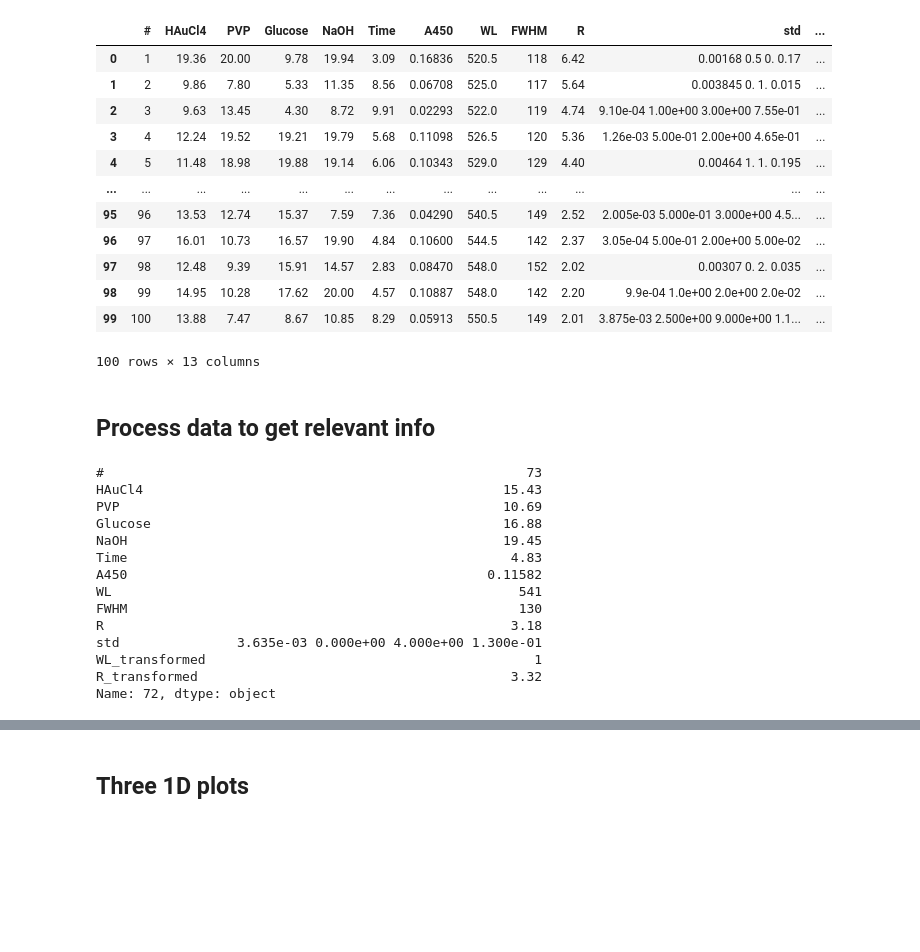
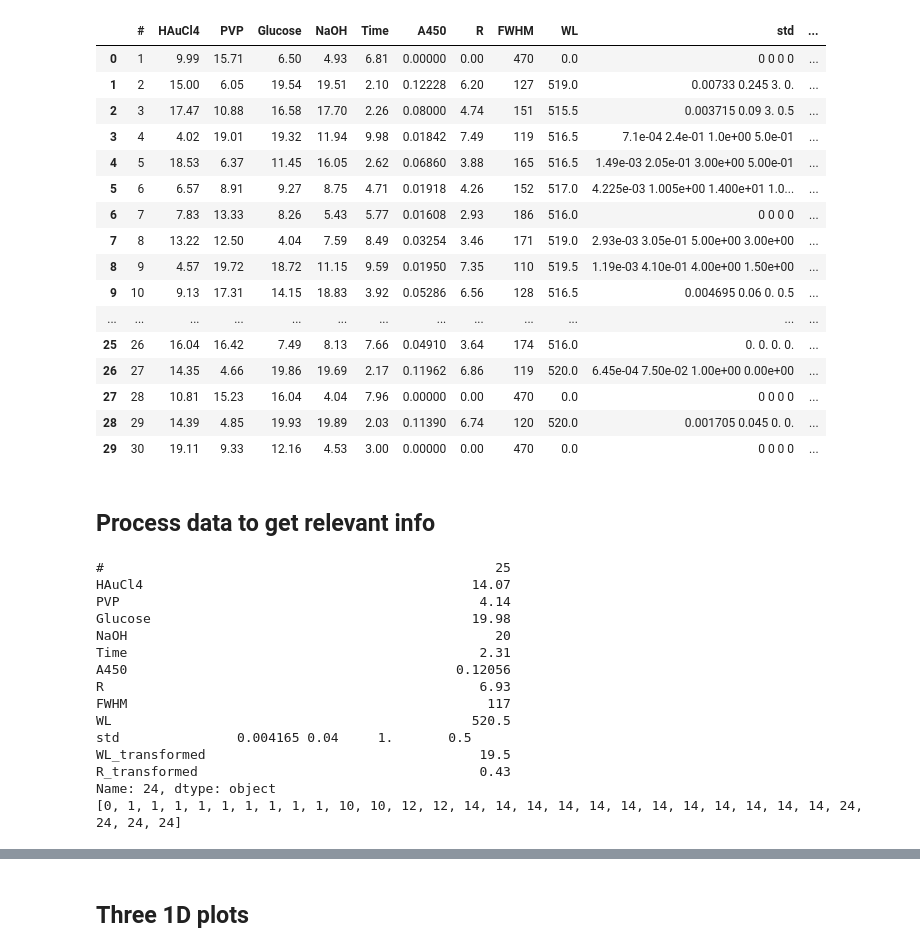
Before and after one commit to htao7/goldnp_data, a Jupyter notebook: plots_HT.ipynb, the cells around one changed output, grey strips where cells are left out. Saved outputs shown, nothing was run; the diff lists cells and outputs as text; code cells hidden in the pictures; blank space fills up the shorter version.

```diff
--- a/plots_HT.ipynb
+++ b/plots_HT.ipynb
@@ -13,41 +13,46 @@ from chimera import Chimera
 sns.set(style='ticks', context='notebook', font_scale=1.2)
 # %%
 # load experimental data
-data = pd.read_csv('big1.csv')
+data = pd.read_csv('small1.csv')
 # data = data[data.WL != 0]
 # data.reset_index(drop=True, inplace=True)
 data.loc[:, 'WL_transformed'] = np.abs(data.loc[:, 'WL'] - 540)  # target is 540 +/- 2
 data.loc[:, 'R_transformed'] = np.abs(data.loc[:, 'R'] - 6.5)  # target is 3.5 +- 0.5
 data_post_num = 0
 data_post = data[data_post_num:]
 data_post
 # %% [output]
-|  | # | HAuCl4 | PVP | Glucose | NaOH | Time | A450 | WL | FWHM | R | std | ... |
-| 0 | 1 | 19.36 | 20.00 | 9.78 | 19.94 | 3.09 | 0.16836 | 520.5 | 118 | 6.42 | 0.00168 0.5 0. 0.17 | ... |
-| 1 | 2 | 9.86 | 7.80 | 5.33 | 11.35 | 8.56 | 0.06708 | 525.0 | 117 | 5.64 | 0.003845 0. 1. 0.015 | ... |
-| 2 | 3 | 9.63 | 13.45 | 4.30 | 8.72 | 9.91 | 0.02293 | 522.0 | 119 | 4.74 | 9.10e-04 1.00e+00 3.00e+00 7.55e-01 | ... |
-| 3 | 4 | 12.24 | 19.52 | 19.21 | 19.79 | 5.68 | 0.11098 | 526.5 | 120 | 5.36 | 1.26e-03 5.00e-01 2.00e+00 4.65e-01 | ... |
-| 4 | 5 | 11.48 | 18.98 | 19.88 | 19.14 | 6.06 | 0.10343 | 529.0 | 129 | 4.40 | 0.00464 1. 1. 0.195 | ... |
+|  | # | HAuCl4 | PVP | Glucose | NaOH | Time | A450 | R | FWHM | WL | std | ... |
+| 0 | 1 | 9.99 | 15.71 | 6.50 | 4.93 | 6.81 | 0.00000 | 0.00 | 470 | 0.0 | 0 0 0 0 | ... |
+| 1 | 2 | 15.00 | 6.05 | 19.54 | 19.51 | 2.10 | 0.12228 | 6.20 | 127 | 519.0 | 0.00733 0.245 3. 0. | ... |
+| 2 | 3 | 17.47 | 10.88 | 16.58 | 17.70 | 2.26 | 0.08000 | 4.74 | 151 | 515.5 | 0.003715 0.09 3. 0.5 | ... |
+| 3 | 4 | 4.02 | 19.01 | 19.32 | 11.94 | 9.98 | 0.01842 | 7.49 | 119 | 516.5 | 7.1e-04 2.4e-01 1.0e+00 5.0e-01 | ... |
+| 4 | 5 | 18.53 | 6.37 | 11.45 | 16.05 | 2.62 | 0.06860 | 3.88 | 165 | 516.5 | 1.49e-03 2.05e-01 3.00e+00 5.00e-01 | ... |
+| 5 | 6 | 6.57 | 8.91 | 9.27 | 8.75 | 4.71 | 0.01918 | 4.26 | 152 | 517.0 | 4.225e-03 1.005e+00 1.400e+01 1.0... | ... |
+| 6 | 7 | 7.83 | 13.33 | 8.26 | 5.43 | 5.77 | 0.01608 | 2.93 | 186 | 516.0 | 0 0 0 0 | ... |
+| 7 | 8 | 13.22 | 12.50 | 4.04 | 7.59 | 8.49 | 0.03254 | 3.46 | 171 | 519.0 | 2.93e-03 3.05e-01 5.00e+00 3.00e+00 | ... |
+| 8 | 9 | 4.57 | 19.72 | 18.72 | 11.15 | 9.59 | 0.01950 | 7.35 | 110 | 519.5 | 1.19e-03 4.10e-01 4.00e+00 1.50e+00 | ... |
+| 9 | 10 | 9.13 | 17.31 | 14.15 | 18.83 | 3.92 | 0.05286 | 6.56 | 128 | 516.5 | 0.004695 0.06 0. 0.5 | ... |
 | ... | ... | ... | ... | ... | ... | ... | ... | ... | ... | ... | ... | ... |
-| 95 | 96 | 13.53 | 12.74 | 15.37 | 7.59 | 7.36 | 0.04290 | 540.5 | 149 | 2.52 | 2.005e-03 5.000e-01 3.000e+00 4.5... | ... |
-| 96 | 97 | 16.01 | 10.73 | 16.57 | 19.90 | 4.84 | 0.10600 | 544.5 | 142 | 2.37 | 3.05e-04 5.00e-01 2.00e+00 5.00e-02 | ... |
-| 97 | 98 | 12.48 | 9.39 | 15.91 | 14.57 | 2.83 | 0.08470 | 548.0 | 152 | 2.02 | 0.00307 0. 2. 0.035 | ... |
-| 98 | 99 | 14.95 | 10.28 | 17.62 | 20.00 | 4.57 | 0.10887 | 548.0 | 142 | 2.20 | 9.9e-04 1.0e+00 2.0e+00 2.0e-02 | ... |
-| 99 | 100 | 13.88 | 7.47 | 8.67 | 10.85 | 8.29 | 0.05913 | 550.5 | 149 | 2.01 | 3.875e-03 2.500e+00 9.000e+00 1.1... | ... |
+| 25 | 26 | 16.04 | 16.42 | 7.49 | 8.13 | 7.66 | 0.04910 | 3.64 | 174 | 516.0 | 0. 0. 0. 0. | ... |
+| 26 | 27 | 14.35 | 4.66 | 19.86 | 19.69 | 2.17 | 0.11962 | 6.86 | 119 | 520.0 | 6.45e-04 7.50e-02 1.00e+00 0.00e+00 | ... |
+| 27 | 28 | 10.81 | 15.23 | 16.04 | 4.04 | 7.96 | 0.00000 | 0.00 | 470 | 0.0 | 0 0 0 0 | ... |
+| 28 | 29 | 14.39 | 4.85 | 19.93 | 19.89 | 2.03 | 0.11390 | 6.74 | 120 | 520.0 | 0.001705 0.045 0. 0. | ... |
+| 29 | 30 | 19.11 | 9.33 | 12.16 | 4.53 | 3.00 | 0.00000 | 0.00 | 470 | 0.0 | 0 0 0 0 | ... |
-100 rows × 13 columns
 # %% [markdown]
 ## Process data to get relevant info
 # %%
 # define multi-objective preferences
-chimera = Chimera(tolerances=[2, 0.4, 0.0], absolutes=[True, False, False], goals=['min', 'min', 'max'])
-# chimera = Chimera(tolerances=[0.5, 0.4, 0.0], absolutes=[True, False, False], goals=['min', 'min', 'max'])
+# chimera = Chimera(tolerances=[2, 0.4, 0.0], absolutes=[True, False, False], percentiles=[False, True, False], goals=['min', 'min', 'max'])
+chimera = Chimera(tolerances=[0.5, 0.4, 0.0], absolutes=[True, False, False], percentiles=[False, True, False], goals=['min', 'min', 'max'])
 
 # Get index of best solution at each experimental iteration
 best_indices = []
 for i in data_post.index:
     # consider objectives for experiments up to i
-    objectives = data.loc[:i, ['WL_transformed', 'FWHM', 'A450']]
-#     objectives = data.loc[:i, ['R_transformed', 'FWHM', 'A450']]
+#     objectives = data.loc[:i, ['WL_transformed', 'FWHM', 'A450']]
+    objectives = data.loc[:i, ['R_transformed', 'FWHM', 'A450']]
+#     print (data.loc[:i, ['WL_transformed', 'FWHM', 'A450']])
     # scalarize objectives
     scalarized = chimera.scalarize(objectives)
     # save index of best up to i
@@ -56,26 +61,27 @@ for i in data_post.index:
 
 # get history of objectives for best solution
 print (data_post.loc[best_indices[-1]])
-obj_1 = [data.loc[:i, 'WL_transformed'].to_numpy()[i - data_post_num] for i in best_indices]
-# obj_1 = [data_post.loc[:i, 'R_transformed'].to_numpy()[i - data_post_num] for i in best_indices]
+# obj_1 = [data.loc[:i, 'WL_transformed'].to_numpy()[i - data_post_num] for i in best_indices]
+obj_1 = [data_post.loc[:i, 'R_transformed'].to_numpy()[i - data_post_num] for i in best_indices]
 obj_2 = [data_post.loc[:i, 'FWHM'].to_numpy()[i - data_post_num] for i in best_indices]
 obj_3 = [data_post.loc[:i, 'A450'].to_numpy()[i - data_post_num] for i in best_indices]
-# print (best_indices)
+print (best_indices)
 # %% [output]
-#                                                      73
-HAuCl4                                              15.43
-PVP                                                 10.69
-Glucose                                             16.88
-NaOH                                                19.45
-Time                                                 4.83
-A450                                              0.11582
-WL                                                    541
-FWHM                                                  130
-R                                                    3.18
-std               3.635e-03 0.000e+00 4.000e+00 1.300e-01
-WL_transformed                                          1
-R_transformed                                        3.32
-Name: 72, dtype: object
+#                                                  25
+HAuCl4                                          14.07
+PVP                                              4.14
+Glucose                                         19.98
+NaOH                                               20
+Time                                             2.31
+A450                                          0.12056
+R                                                6.93
+FWHM                                              117
+WL                                              520.5
+std               0.004165 0.04     1.       0.5
+WL_transformed                                   19.5
+R_transformed                                    0.43
+Name: 24, dtype: object
+[0, 1, 1, 1, 1, 1, 1, 1, 1, 1, 10, 10, 12, 12, 14, 14, 14, 14, 14, 14, 14, 14, 14, 14, 14, 14, 24, 24, 24, 24]
 # %%
 # get dynamic/relative 0.4 threshold for FWHM
 min_fwhm_list = []
```
Also changed, not shown: parts of 2 cells of this notebook.
